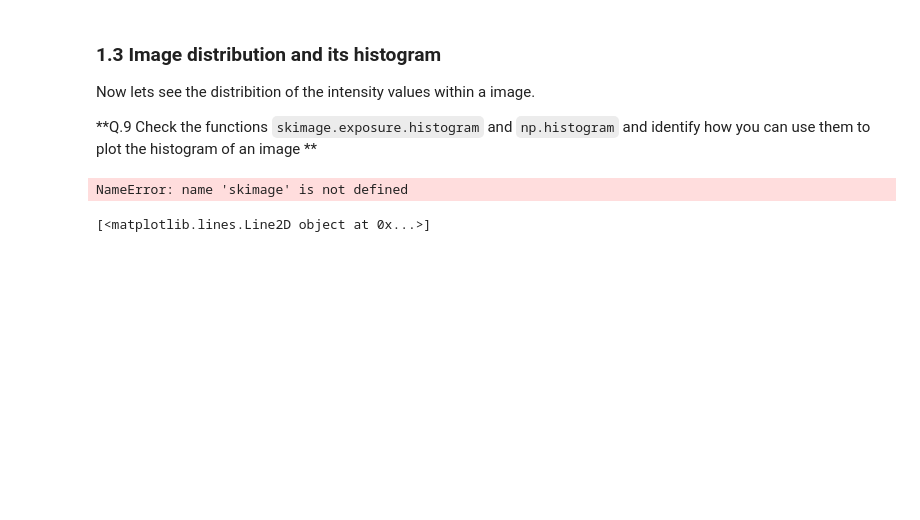
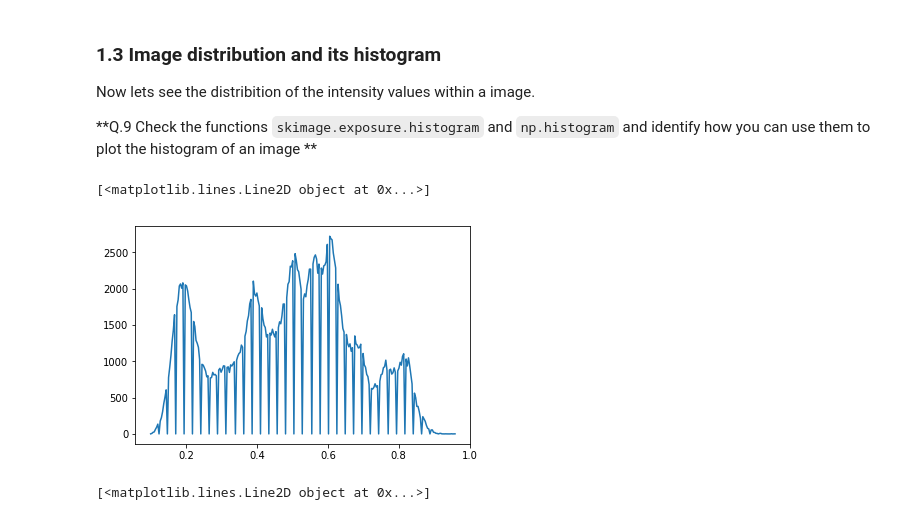
Before and after one commit to henryogene20/B31XB-IIP-TP-1718, a Jupyter notebook: 1-introducion/1-introduction-skimage.ipynb, the cells around one changed output. Drawn from its saved outputs; the diff is of its cells as text; code cells hidden in the pictures; blank space fills up the shorter version.

```diff
--- a/1-introducion/1-introduction-skimage.ipynb
+++ b/1-introducion/1-introduction-skimage.ipynb
@@ -118,0 +116,3 @@ array([[162, 162, 162, ..., 170, 155, 128],
+# %%
+lena_im = io.imread(img_path.__add__('lena-grey.bmp'))
+lena_im
@@ -124,6 +132,6 @@ Usually, algorithms expect images as float type in the range [0.0, 1.0]. However
 **Q.8 Convert the data into float included in the range [0.0, 1.0].**
 # %%
 from skimage import img_as_float
-new_lena = img_as_float(lena_im)
-new_lena
+lena_float = img_as_float(lena_im)
+lena_float
 # %% [output]
@@ -140,10 +157,13 @@ plt.imshow(new_lena)
 Now lets see the distribition of the intensity values within a image.
 
 **Q.9 Check the functions `skimage.exposure.histogram` and `np.histogram` and identify how you can use them to plot the histogram of an image **
-# %%
-ski_hist = skimage.exposure.histogram(lena_im,nbins=256)
-# %% [output]
-NameError: name 'skimage' is not defined
+# %%
+from skimage import exposure
+bins, bins_c = exposure.histogram(lena_float)
+plt.plot(bins_c, bins)
+# %% [output]
+[<matplotlib.lines.Line2D object at 0x...>]
+[figure, added]
 # %%
 np.histogram??
 import skimage
```
Also changed, not shown: parts of 17 cells of this notebook, 1 other file.
